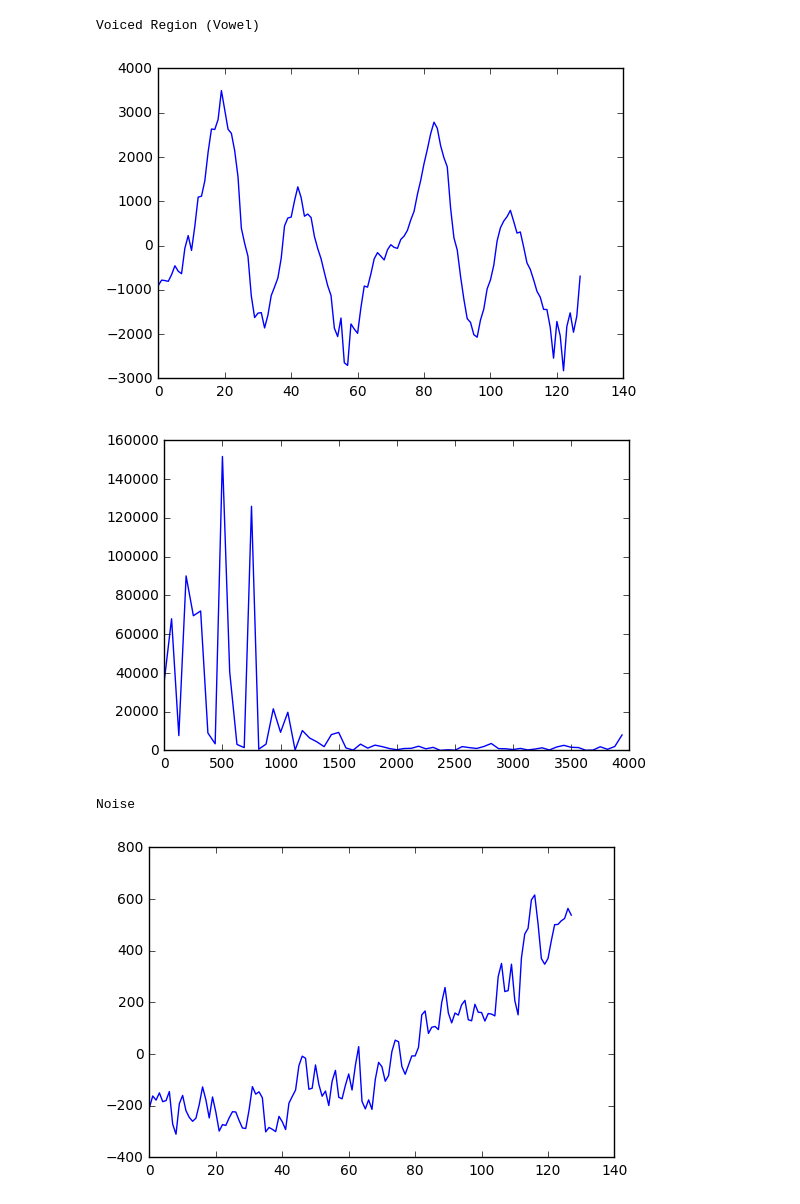
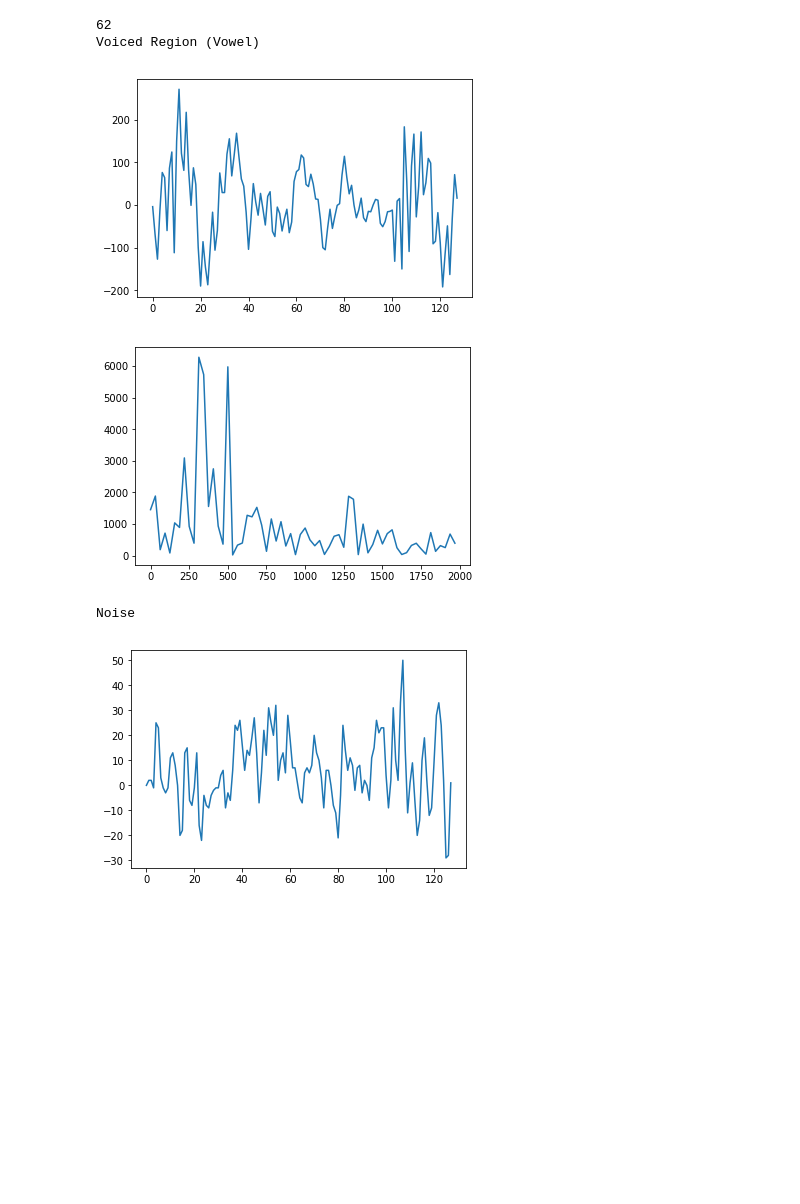
Before and after one commit to gokulchittaranjan/ASRChatBotPython, a Jupyter notebook: speech_processing.ipynb, the cells around one changed output. Drawn from its saved outputs; the diff is of its cells as text; code cells hidden in the pictures; blank space fills up the shorter version.

```diff
--- a/speech_processing.ipynb
+++ b/speech_processing.ipynb
@@ -31,7 +31,8 @@ class AudioManager:
 
     def record(self, duration=1, filter_silence=True, wait_for_kb=True):
         if wait_for_kb:
-            x = input("Press Enter to start recording...")
+            #x = input("Press Enter to start recording...") # Python3
+            x = raw_input("Press Enter to start recording...")
         p = pyaudio.PyAudio()
         stream = p.open(format=self.fmt,
                         channels=self.channels,
@@ -106,7 +107,7 @@ def plot_fft(y, fs):
 
     n = len(y) # length of the signal
     k = np.arange(n)
-    T = n/fs
+    T = 2*n/float(fs)
     frq = k/T # two sides frequency range
     frq = frq[range(int(n/2))] # one side frequency range
 
@@ -136,7 +138,7 @@ if __name__=="__main__":
 if __name__=="__main__":
     audioManager = AudioManager()
     audioManager.build_silence_model(factor=1.1)
-    samples = audioManager.record(10)
+    samples = audioManager.record(1, filter_silence=False)
     audioManager.play(samples)
     plt.plot(np.concatenate(samples))
     plt.show()
@@ -172,16 +172,18 @@ if __name__=="__main__":
 # %%
 if __name__=="__main__":
+    print(len(samples))
     print("Voiced Region (Vowel)")
-    plt.plot(samples[25])
+    plt.plot(samples[45])
     plt.show()
-    plot_fft(samples[25], fs=8000)
+    plot_fft(samples[45], fs=8000)
     print("Noise")
     plt.plot(samples[5])
     plt.show()
     plot_fft(samples[5], fs=8000)
 # %% [output]
+62
 Voiced Region (Vowel)
-[figure, old version]
+[figure, new version]
-[figure, old version]
+[figure, new version]
 Noise
-[figure, old version]
+[figure, new version]
```
Also changed, not shown: parts of 5 cells of this notebook, 3 other files.
